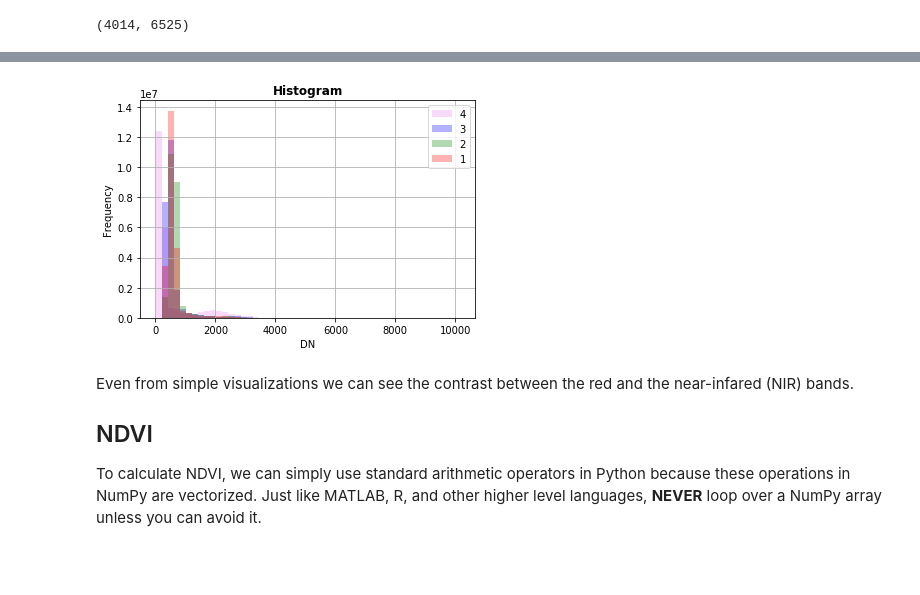
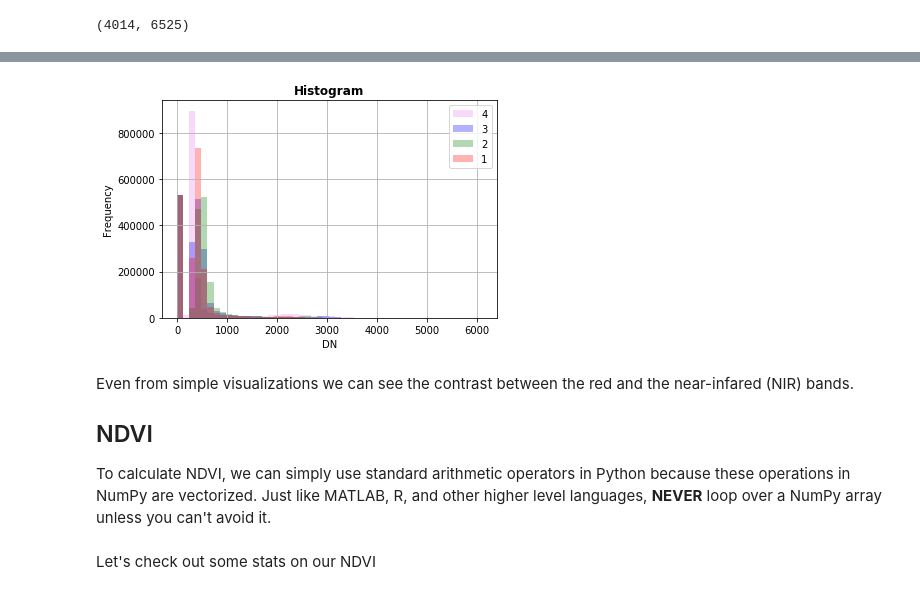
Before and after one commit to ceholden/open-geo-tutorial, a Jupyter notebook: Python/chapters/chapter_2_indices.ipynb, the cells around one changed output, grey strips where cells are left out. Drawn from its saved outputs; the diff is of its cells as text; code cells hidden in the pictures; blank space fills up the shorter version.

```diff
--- a/Python/chapters/chapter_2_indices.ipynb
+++ b/Python/chapters/chapter_2_indices.ipynb
@@ -14,7 +14,7 @@ This chapter will be very straightfoward. We've already seen how we can read our
 Let's bring up our previous code for opening our image and reading in the data:
 # %%
 import rasterio     # import the main rasterio function
-from rasterio.plot import show
+from rasterio.plot import show, show_hist
 
 import matplotlib   # matplotlib is the primary python plotting and viz library
 import matplotlib.pyplot as plt
@@ -29,7 +29,8 @@ import numpy as np
 # Open a GDAL dataset
 #dataset = rasterio.open('../../example/20181204_152426_0f4e/20181204_152426_0f4e_3B_AnalyticMS_SR.tif')
 #dataset = rasterio.open('../../example/20180919_152031_1025/20180919_152031_1025_3B_AnalyticMS_SR.tif')
-dataset = rasterio.open('../../example/rcr/20171006_rcr_masked.tif')
-print(dataset.shape)
+from rasterio.enums import ColorInterp
+dataset = rasterio.open('../../example/rcr/20171006_rcr_masked.tif', 'r+')
+dataset.shape
 # %% [output]
 (4014, 6525)
@@ -53,0 +37,3 @@ rasterio.plot.show(dataset.read(4), transform=dataset.transform, cmap='pink')
+# %%
+clipped_img = dataset.read()[:, 500:1500:, 1500:3400] # we need to clip the image slightly because otherwise it blows out the memory
+clipped_img.shape
@@ -54,11 +58,11 @@ rasterio.plot.show(dataset.read(4), transform=dataset.transform, cmap='pink')
 # %%
-show_hist(dataset, bins=50, histtype='stepfilled', lw=0.0, stacked=False, alpha=0.3)
+rasterio.plot.show_hist(clipped_img, bins=50, histtype='stepfilled', lw=0.0, stacked=False, alpha=0.3)
 # %% [output]
-[figure, old version]
+[figure, new version]
 # %% [markdown]
 Even from simple visualizations we can see the contrast between the red and the near-infared (NIR) bands.
 
 ## NDVI
 
-To calculate NDVI, we can simply use standard arithmetic operators in Python because these operations in NumPy are vectorized. Just like MATLAB, R, and other higher level languages, **NEVER** loop over a NumPy array unless you can avoid it.
+To calculate NDVI, we can simply use standard arithmetic operators in Python because these operations in NumPy are vectorized. Just like MATLAB, R, and other higher level languages, **NEVER** loop over a NumPy array unless you can't avoid it.
 # %%
@@ -75,4 +79,6 @@ ndvi = (bandNIR.astype(float)-bandRed.astype(float))/(bandNIR+bandRed)
 ndvi = np.nan_to_num(ndvi)
+# %% [markdown]
+Let's check out some stats on our NDVI
 # %%
 print('\nMax NDVI: {m}'.format(m=ndvi.max()))
 print('Mean NDVI: {m}'.format(m=ndvi.mean()))
```
Also changed, not shown: parts of 12 cells of this notebook, 6 other files.
